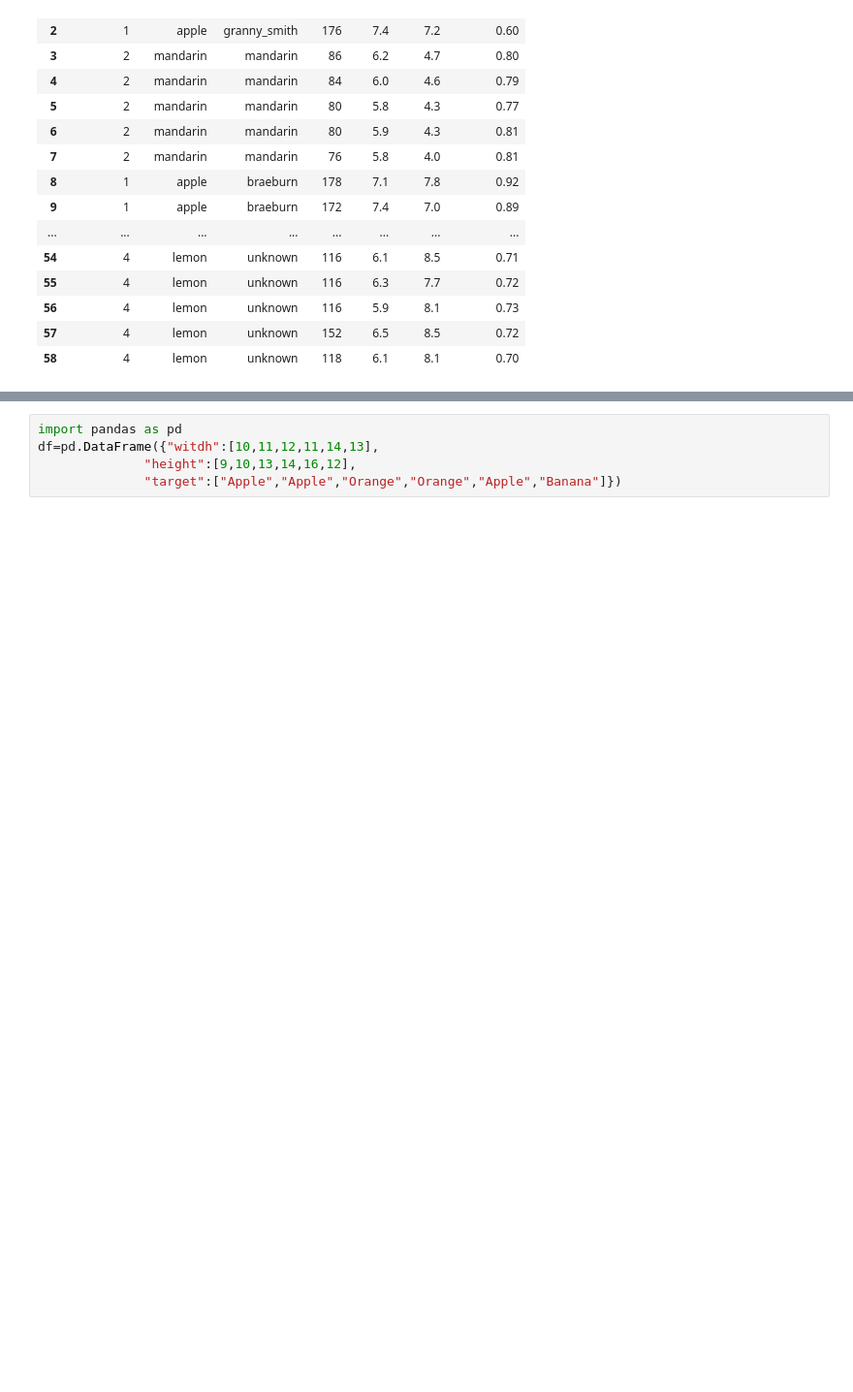
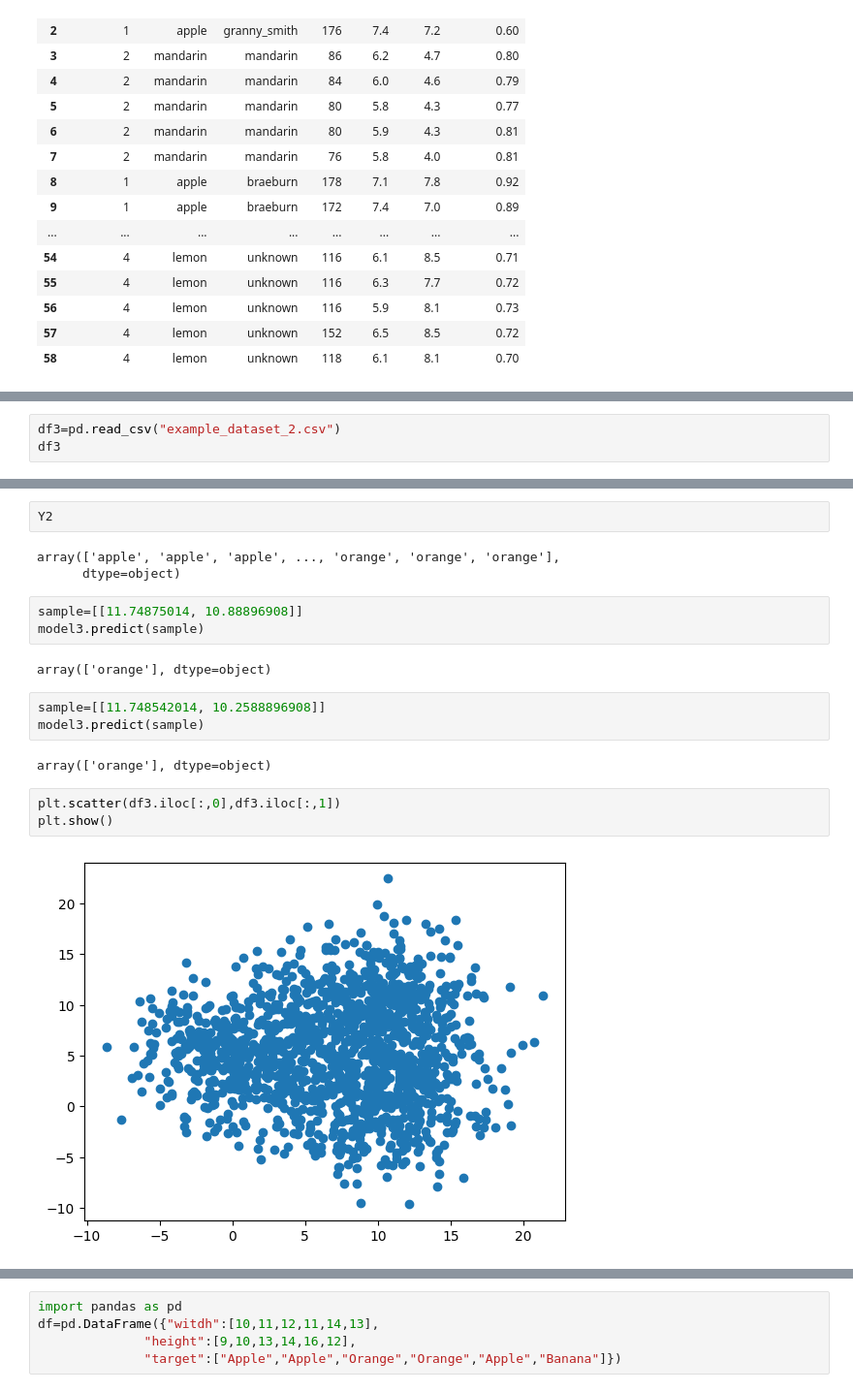
Before and after one commit to ghosh-vishnu/Machine-Learning, a Jupyter notebook: Day_01.ipynb, the cells around one changed output, grey strips where cells are left out. Shown at 97% size. Drawn from its saved outputs; the diff is of its cells as text; blank space fills up the shorter version.

```diff
--- a/Day_01.ipynb
+++ b/Day_01.ipynb
@@ -351,0 +454,3 @@ df2
+# %%
+df3=pd.read_csv("example_dataset_2.csv")
+df3
@@ -351,0 +501,20 @@ df2
+# %%
+Y2
+# %% [output]
+array(['apple', 'apple', 'apple', ..., 'orange', 'orange', 'orange'],
+      dtype=object)
+# %%
+sample=[[11.74875014, 10.88896908]]
+model3.predict(sample)
+# %% [output]
+array(['orange'], dtype=object)
+# %%
+sample=[[11.748542014, 10.2588896908]]
+model3.predict(sample)
+# %% [output]
+array(['orange'], dtype=object)
+# %%
+plt.scatter(df3.iloc[:,0],df3.iloc[:,1])
+plt.show()
+# %% [output]
+[figure, added]
```
Also changed, not shown: parts of 34 cells of this notebook, 4 other files.
